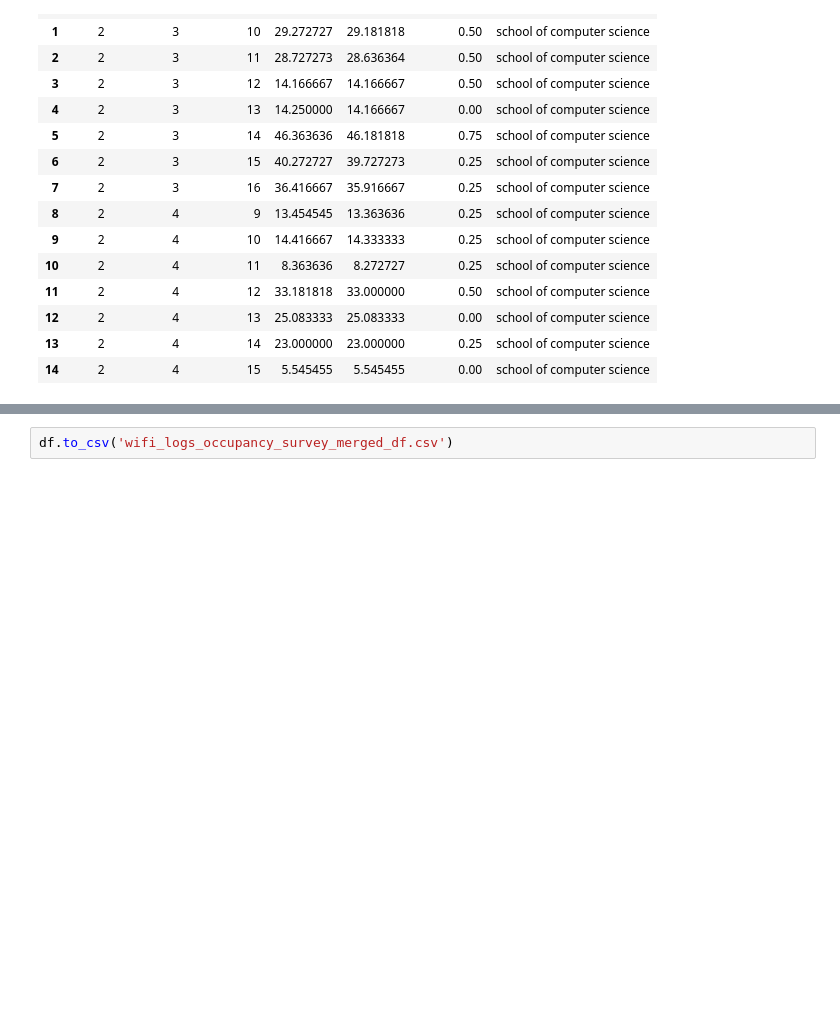
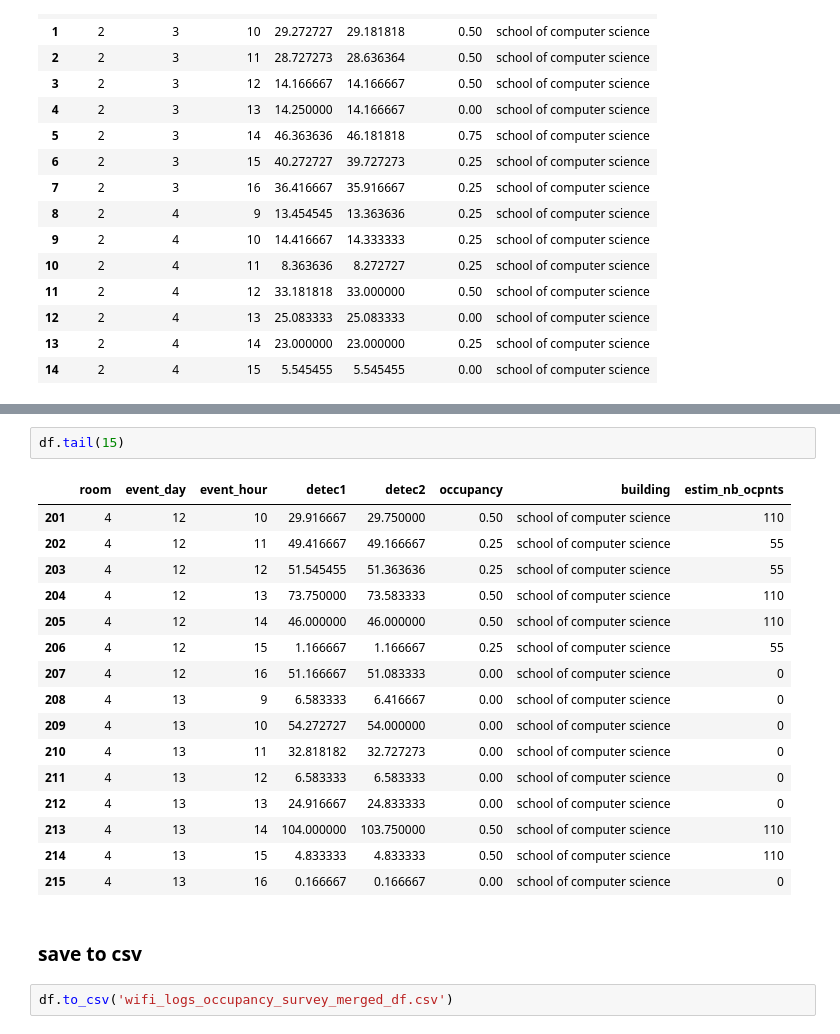
Before and after one commit to PaulineLc/OpenDoorData, a Jupyter notebook: application/data_analytics_ipynb/Data analytics notebook.ipynb, the cells around one changed output, grey strips where cells are left out. Saved outputs shown, nothing was run; the diff lists cells and outputs as text; blank space fills up the shorter version.

```diff
--- a/application/data_analytics_ipynb/Data analytics notebook.ipynb
+++ b/application/data_analytics_ipynb/Data analytics notebook.ipynb
@@ -246,3 +283,24 @@ df.head(15)
+# %%
+df.tail(15)
+# %% [output]
+|  | room | event_day | event_hour | detec1 | detec2 | occupancy | building | estim_nb_ocpnts |
+| 201 | 4 | 12 | 10 | 29.916667 | 29.750000 | 0.50 | school of computer science | 110 |
+| 202 | 4 | 12 | 11 | 49.416667 | 49.166667 | 0.25 | school of computer science | 55 |
+| 203 | 4 | 12 | 12 | 51.545455 | 51.363636 | 0.25 | school of computer science | 55 |
+| 204 | 4 | 12 | 13 | 73.750000 | 73.583333 | 0.50 | school of computer science | 110 |
+| 205 | 4 | 12 | 14 | 46.000000 | 46.000000 | 0.50 | school of computer science | 110 |
+| 206 | 4 | 12 | 15 | 1.166667 | 1.166667 | 0.25 | school of computer science | 55 |
+| 207 | 4 | 12 | 16 | 51.166667 | 51.083333 | 0.00 | school of computer science | 0 |
+| 208 | 4 | 13 | 9 | 6.583333 | 6.416667 | 0.00 | school of computer science | 0 |
+| 209 | 4 | 13 | 10 | 54.272727 | 54.000000 | 0.00 | school of computer science | 0 |
+| 210 | 4 | 13 | 11 | 32.818182 | 32.727273 | 0.00 | school of computer science | 0 |
+| 211 | 4 | 13 | 12 | 6.583333 | 6.583333 | 0.00 | school of computer science | 0 |
+| 212 | 4 | 13 | 13 | 24.916667 | 24.833333 | 0.00 | school of computer science | 0 |
+| 213 | 4 | 13 | 14 | 104.000000 | 103.750000 | 0.50 | school of computer science | 110 |
+| 214 | 4 | 13 | 15 | 4.833333 | 4.833333 | 0.50 | school of computer science | 110 |
+| 215 | 4 | 13 | 16 | 0.166667 | 0.166667 | 0.00 | school of computer science | 0 |
+# %% [markdown]
+### save to csv
 # %%
 df.to_csv('wifi_logs_occupancy_survey_merged_df.csv')
 # %% [markdown]
```
Also changed, not shown: parts of 9 cells of this notebook.
